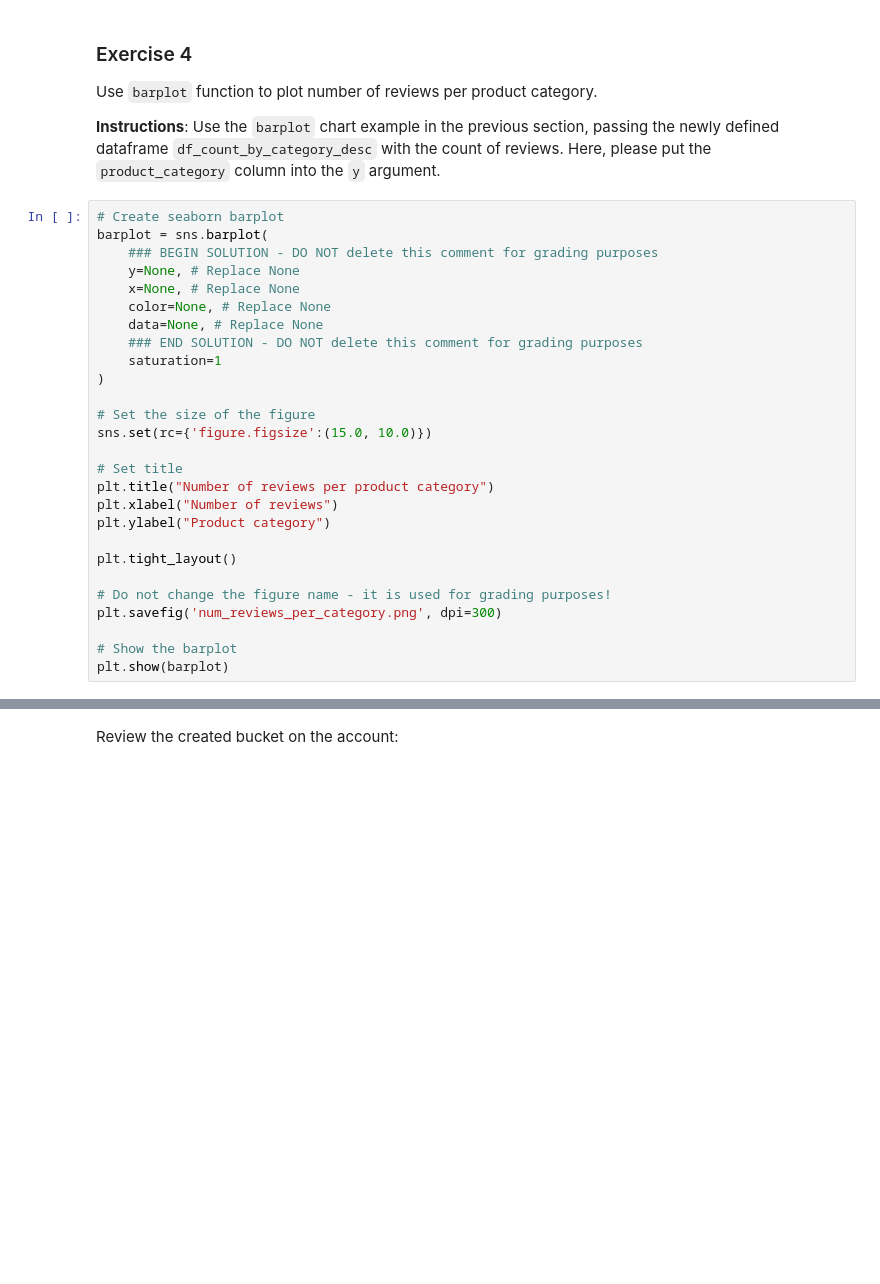
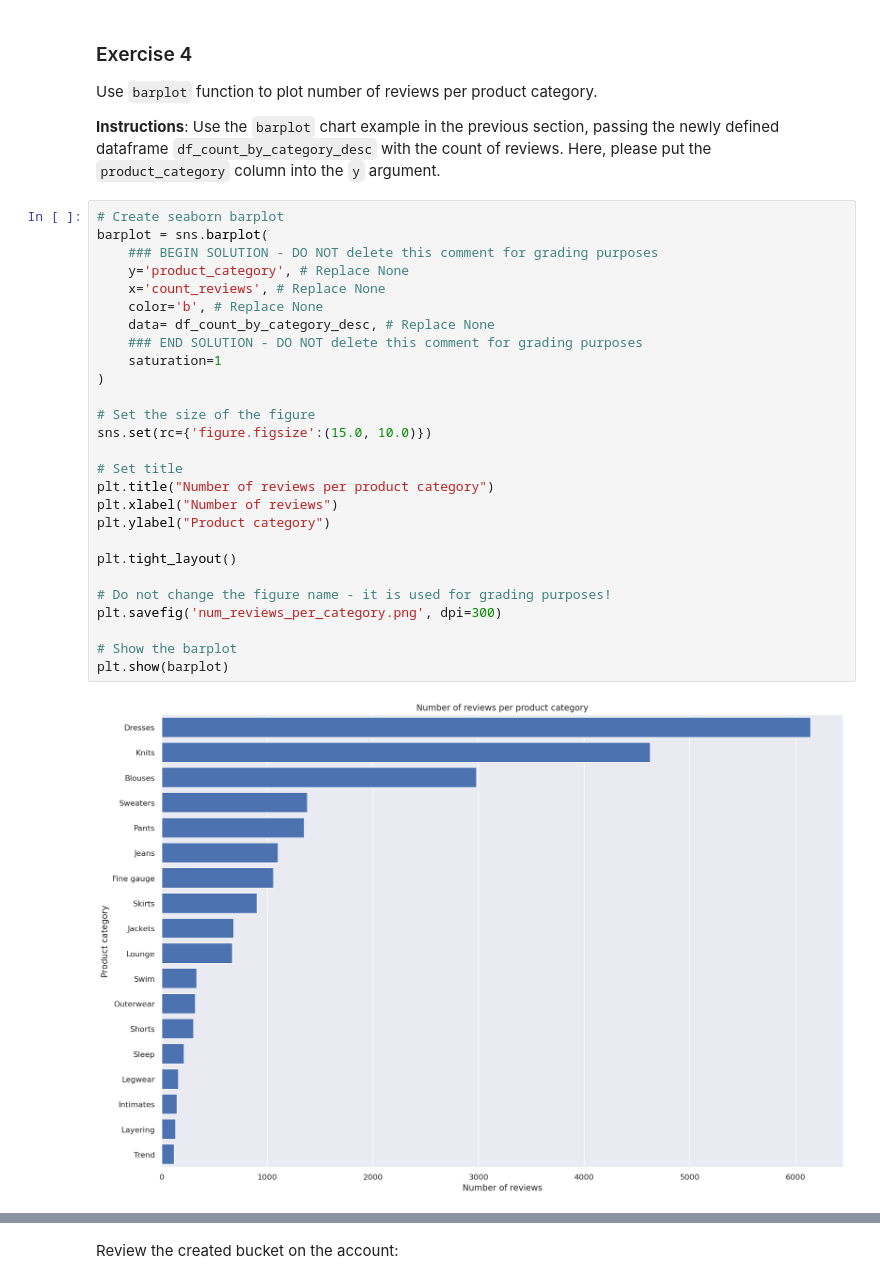
Before and after one commit to lvallejomendez/coursera-aws_data_science, a Jupyter notebook: course-1/notebooks/C1_W1_Assignment.ipynb, the cells around one changed output, grey strips where cells are left out. Saved outputs shown, nothing was run; the diff lists cells and outputs as text; blank space fills up the shorter version.

```diff
--- a/course-1/notebooks/C1_W1_Assignment.ipynb
+++ b/course-1/notebooks/C1_W1_Assignment.ipynb
@@ -725,30 +739,32 @@ Use `barplot` function to plot number of reviews per product category.
 # %%
 # Create seaborn barplot
 barplot = sns.barplot(
     ### BEGIN SOLUTION - DO NOT delete this comment for grading purposes
-    y=None, # Replace None
-    x=None, # Replace None
-    color=None, # Replace None
-    data=None, # Replace None
+    y='product_category', # Replace None
+    x='count_reviews', # Replace None
+    color='b', # Replace None
+    data= df_count_by_category_desc, # Replace None
     ### END SOLUTION - DO NOT delete this comment for grading purposes
     saturation=1
 )
 
 # Set the size of the figure
 sns.set(rc={'figure.figsize':(15.0, 10.0)})
 
 # Set title
 plt.title("Number of reviews per product category")
 plt.xlabel("Number of reviews")
 plt.ylabel("Product category")
 
 plt.tight_layout()
 
 # Do not change the figure name - it is used for grading purposes!
 plt.savefig('num_reviews_per_category.png', dpi=300)
 
 # Show the barplot
 plt.show(barplot)
+# %% [output]
+[figure, added]
 # %%
 # Upload image to S3 bucket
 sess.upload_data(path='num_reviews_per_category.png', bucket=bucket, key_prefix="images")
```
Also changed, not shown: parts of 20 cells of this notebook, 1 other file.
